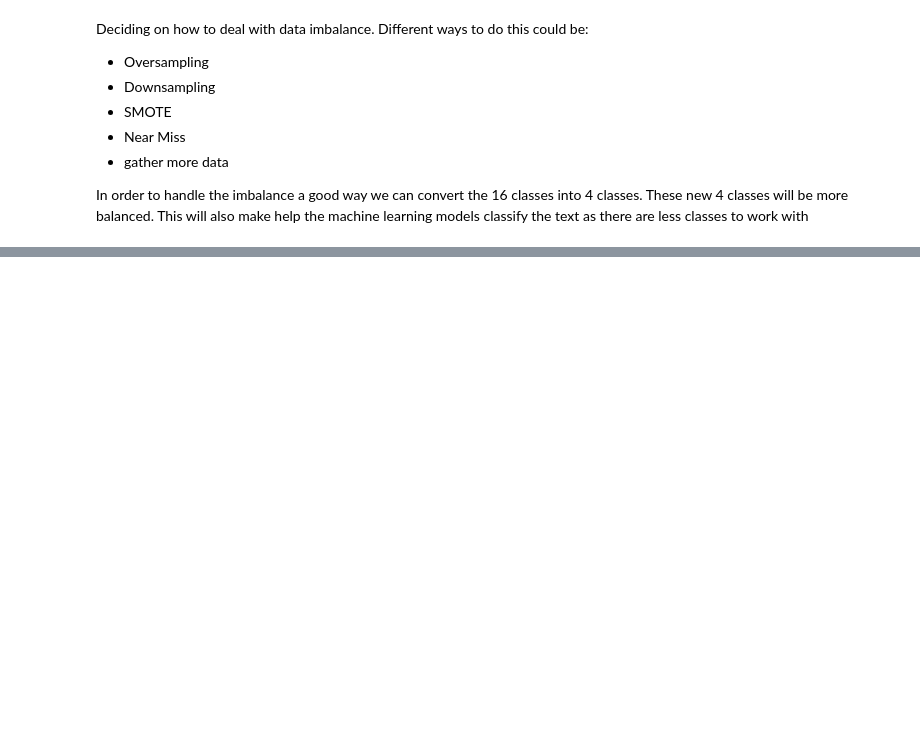
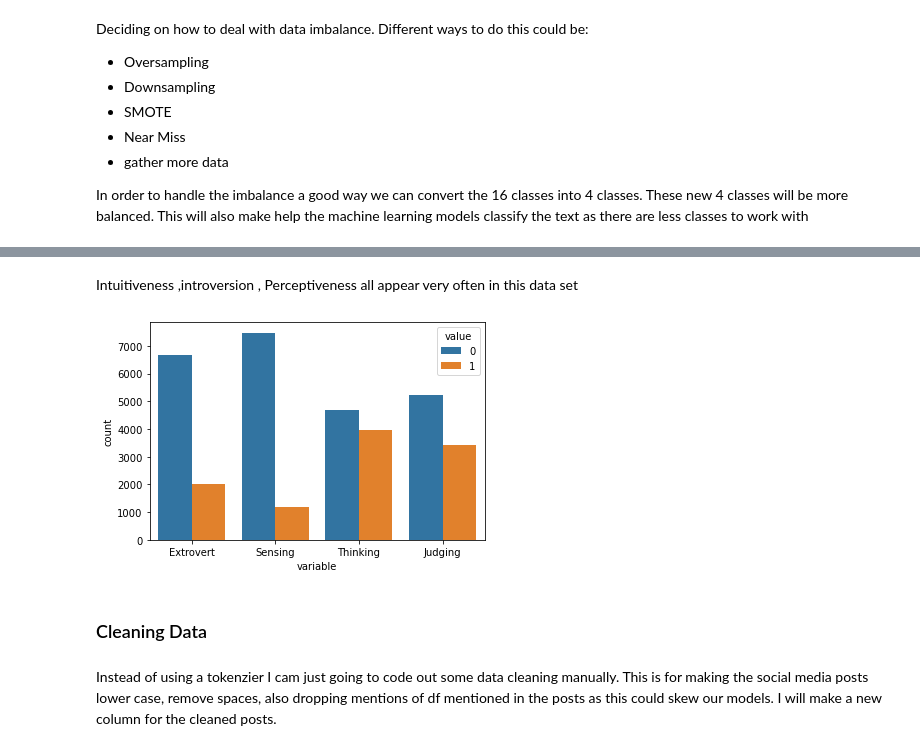
Before and after one commit to tonymbennett5/MBTI-ML-Social-Media-, a Jupyter notebook: notebooks/EDA of MBTI data .ipynb, the cells around one changed output, grey strips where cells are left out. Drawn from its saved outputs; the diff is of its cells as text; code cells hidden in the pictures; blank space fills up the shorter version.

```diff
--- a/notebooks/EDA of MBTI data .ipynb
+++ b/notebooks/EDA of MBTI data .ipynb
@@ -12,6 +12,6 @@ from nltk.tokenize import word_tokenize
 from nltk.stem import WordNetLemmatizer
 # %%
 # get data in notebook
-mbti = pd.read_csv(r"C:\Users\tonym\Documents\Flatiron\phase_5\capstone\MBTI-ML-Social-Media-\data\mbti_1.csv")
+df = pd.read_csv(r"C:\Users\tonym\Documents\Flatiron\phase_5\capstone\MBTI-ML-Social-Media-\data\mbti_1.csv")
 # %%
 # check top and bottom of data set
@@ -106,3 +106,21 @@ Deciding on how to deal with data imbalance. Different ways to do this could be:
 - gather more data
 
  In order to handle the imbalance a good way we can convert the 16 classes into 4 classes. These new 4 classes will be more balanced. This will also make help the machine learning models classify the text as there are less classes to work with
+# %%
+# will put a 0 or 1 in the column if they contain a certian letter of the df
+df["Extrovert"] = df["type"].apply(
+    lambda x: 1 if x[0] == "E" else 0
+)
+df["Sensing"] = df["type"].apply(
+    lambda x: 1 if x[1] == "S" else 0
+)
+df["Thinking"] = df["type"].apply(
+    lambda x: 1 if x[2] == "T" else 0
+)
+df["Judging"] = df["type"].apply(
+    lambda x: 1 if x[3] == "J" else 0
+)
+# %%
+# rearragening columns and checking data
+df = df[["type","Extrovert", "Sensing", "Thinking","Judging", "posts"]]
+df.head()
@@ -108,0 +180,19 @@ Deciding on how to deal with data imbalance. Different ways to do this could be:
+# %% [markdown]
+Intuitiveness ,introversion , Perceptiveness all appear very often in this data set
+# %%
+# we can visualize these counts
+sns.countplot(
+    x="variable",
+    hue="value",
+    data=pd.melt(
+        df[["Extrovert", "Sensing", "Thinking", "Judging"]]
+    )
+
+)
+plt.show()
+# %% [output]
+[figure, added]
+# %% [markdown]
+### Cleaning Data
+# %% [markdown]
+Instead of using a tokenzier I cam just going to code out some data cleaning manually. This is for making the social media posts lower case, remove spaces, also dropping mentions of df mentioned in the posts as this could skew our models. I will make a new column for the cleaned posts.
```
Also changed, not shown: parts of 28 cells of this notebook.
